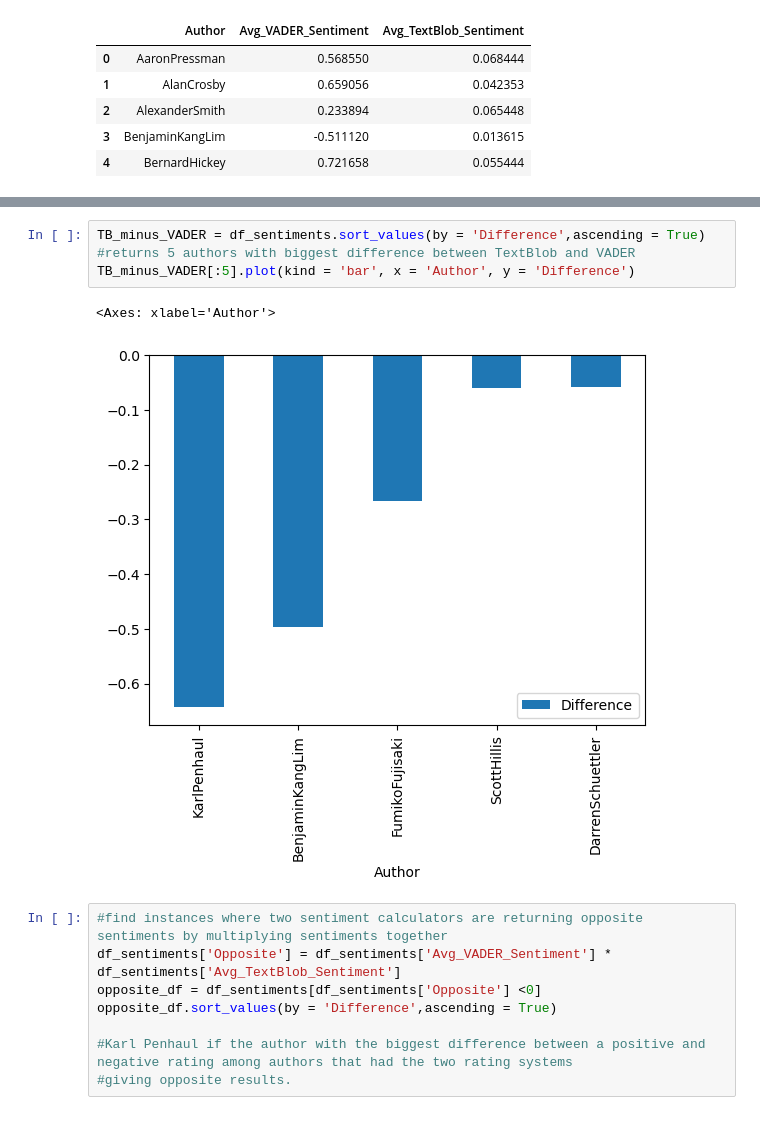
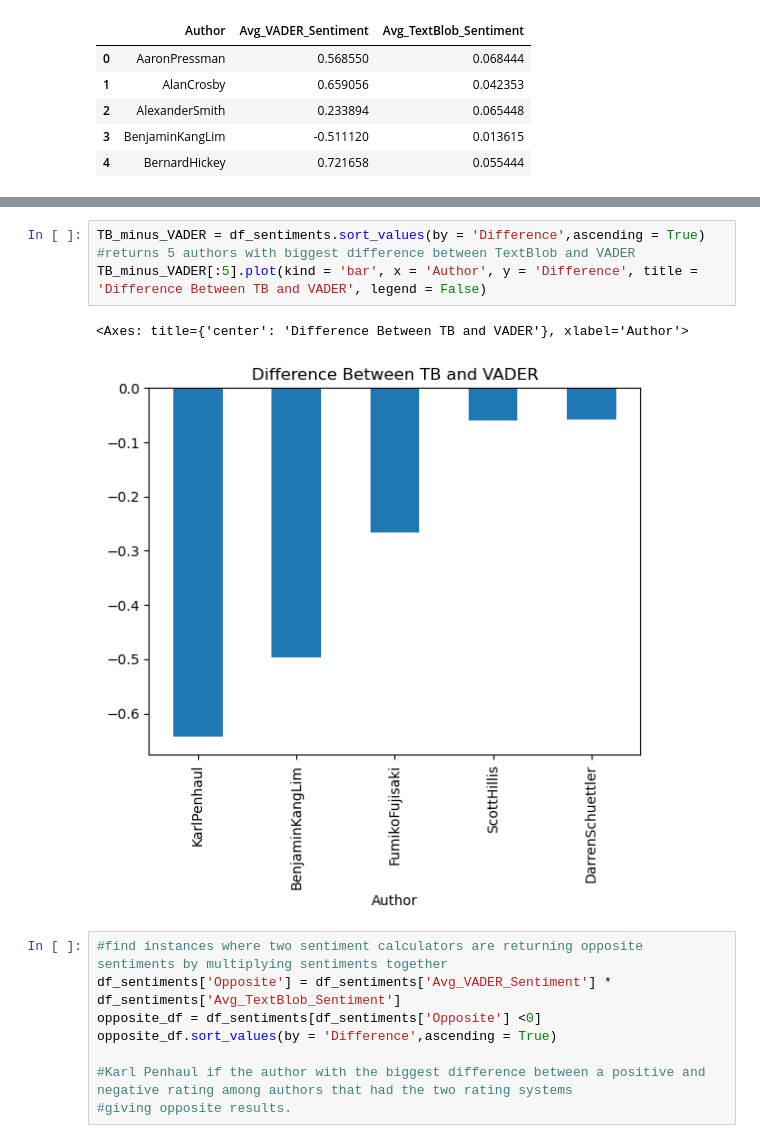
Before and after one commit to krgodbole/STA-380-Part2-TakeHomeProblemSet, a Jupyter notebook: Reuters_Corpus.ipynb, the cells around one changed output, grey strips where cells are left out. Cells and saved outputs as stored; diff of their text form.

```diff
--- a/Reuters_Corpus.ipynb
+++ b/Reuters_Corpus.ipynb
@@ -94,9 +98,9 @@ VADER_minus_TB[:5].plot(kind = 'bar', x = 'Author', y = 'Difference')
 # %%
 TB_minus_VADER = df_sentiments.sort_values(by = 'Difference',ascending = True) #returns 5 authors with biggest difference between TextBlob and VADER
-TB_minus_VADER[:5].plot(kind = 'bar', x = 'Author', y = 'Difference')
+TB_minus_VADER[:5].plot(kind = 'bar', x = 'Author', y = 'Difference', title = 'Difference Between TB and VADER', legend = False)
 # %% [output]
-<Axes: xlabel='Author'>
+<Axes: title={'center': 'Difference Between TB and VADER'}, xlabel='Author'>
-[figure, old version]
+[figure, new version]
 # %%
 #find instances where two sentiment calculators are returning opposite sentiments by multiplying sentiments together
 df_sentiments['Opposite'] = df_sentiments['Avg_VADER_Sentiment'] * df_sentiments['Avg_TextBlob_Sentiment']
```
Also changed, not shown: parts of 2 cells of this notebook, 1 other file.
